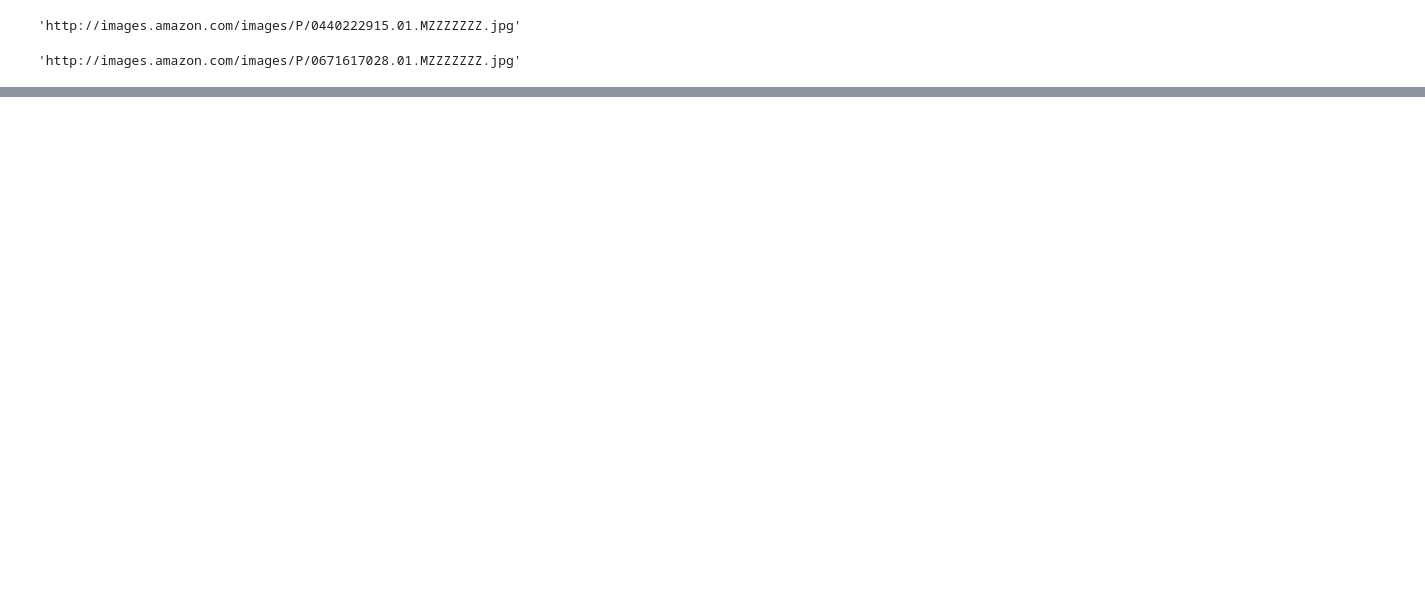
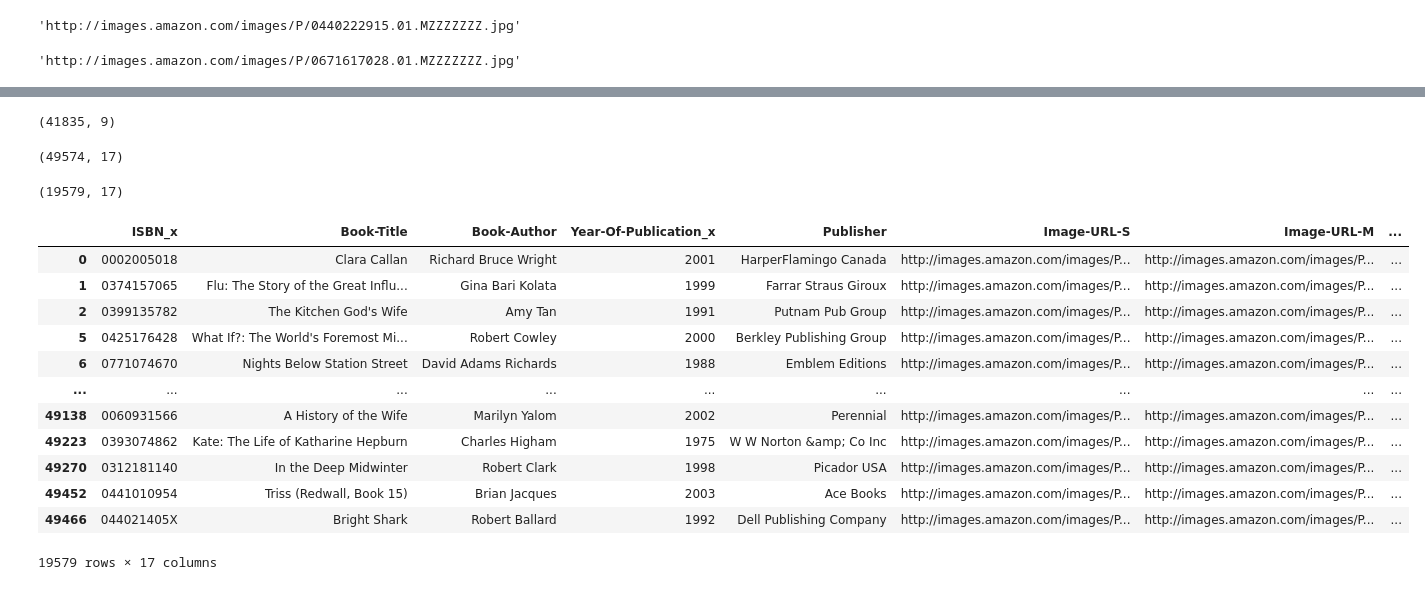
Before and after one commit to NandiniNichite/book-recommender-system, a Jupyter notebook: notebook/book-recommender-system.ipynb, the cells around one changed output, grey strips where cells are left out. Cells and saved outputs as stored; diff of their text form; code cells hidden in the pictures; blank space fills up the shorter version.

```diff
--- a/notebook/book-recommender-system.ipynb
+++ b/notebook/book-recommender-system.ipynb
@@ -366,2 +366,3 @@ len(final_books_df)
 # %%
-books_with_ratings = books_with_ratings.drop_duplicates(subset=['Book-Title'])
+final_books_unique = final_books_df.drop_duplicates(subset=['Book-Title'])
+len(final_books_unique)
@@ -405,0 +377,35 @@ final_books_df.to_csv('filter_books.csv', index=False)
+# %%
+df_summaries = pd.read_csv("Summaries.csv", sep=",")
+# %%
+df_summaries.shape
+# %% [output]
+(41835, 9)
+# %%
+df_popular_summaries = pd.merge(final_books_unique, df_summaries, on=["Book-Title", "Book-Author"], how="left")
+df_popular_summaries.shape
+# %% [output]
+(49574, 17)
+# %%
+df_popular_summaries = df_popular_summaries.dropna(subset=["Summary"])  # Drop NaNs
+df_popular_summaries = df_popular_summaries[df_popular_summaries["Summary"] != "-1"]  # Drop rows with "-1"
+df_popular_summaries = df_popular_summaries.drop_duplicates(subset=['Book-Title'])
+
+df_popular_summaries.shape  # Check the new shape after filtering
+# %% [output]
+(19579, 17)
+# %%
+df_popular_summaries
+# %% [output]
+|  | ISBN_x | Book-Title | Book-Author | Year-Of-Publication_x | Publisher | Image-URL-S | Image-URL-M | ... |
+| 0 | 0002005018 | Clara Callan | Richard Bruce Wright | 2001 | HarperFlamingo Canada | http://images.amazon.com/images/P... | http://images.amazon.com/images/P... | ... |
+| 1 | 0374157065 | Flu: The Story of the Great Influ... | Gina Bari Kolata | 1999 | Farrar Straus Giroux | http://images.amazon.com/images/P... | http://images.amazon.com/images/P... | ... |
+| 2 | 0399135782 | The Kitchen God's Wife | Amy Tan | 1991 | Putnam Pub Group | http://images.amazon.com/images/P... | http://images.amazon.com/images/P... | ... |
+| 5 | 0425176428 | What If?: The World's Foremost Mi... | Robert Cowley | 2000 | Berkley Publishing Group | http://images.amazon.com/images/P... | http://images.amazon.com/images/P... | ... |
+| 6 | 0771074670 | Nights Below Station Street | David Adams Richards | 1988 | Emblem Editions | http://images.amazon.com/images/P... | http://images.amazon.com/images/P... | ... |
+| ... | ... | ... | ... | ... | ... | ... | ... | ... |
+| 49138 | 0060931566 | A History of the Wife | Marilyn Yalom | 2002 | Perennial | http://images.amazon.com/images/P... | http://images.amazon.com/images/P... | ... |
+| 49223 | 0393074862 | Kate: The Life of Katharine Hepburn | Charles Higham | 1975 | W W Norton &amp; Co Inc | http://images.amazon.com/images/P... | http://images.amazon.com/images/P... | ... |
+| 49270 | 0312181140 | In the Deep Midwinter | Robert Clark | 1998 | Picador USA | http://images.amazon.com/images/P... | http://images.amazon.com/images/P... | ... |
+| 49452 | 0441010954 | Triss (Redwall, Book 15) | Brian Jacques | 2003 | Ace Books | http://images.amazon.com/images/P... | http://images.amazon.com/images/P... | ... |
+| 49466 | 044021405X | Bright Shark | Robert Ballard | 1992 | Dell Publishing Company | http://images.amazon.com/images/P... | http://images.amazon.com/images/P... | ... |
+19579 rows × 17 columns
```
Also changed, not shown: parts of 25 cells of this notebook, 12 other files.
